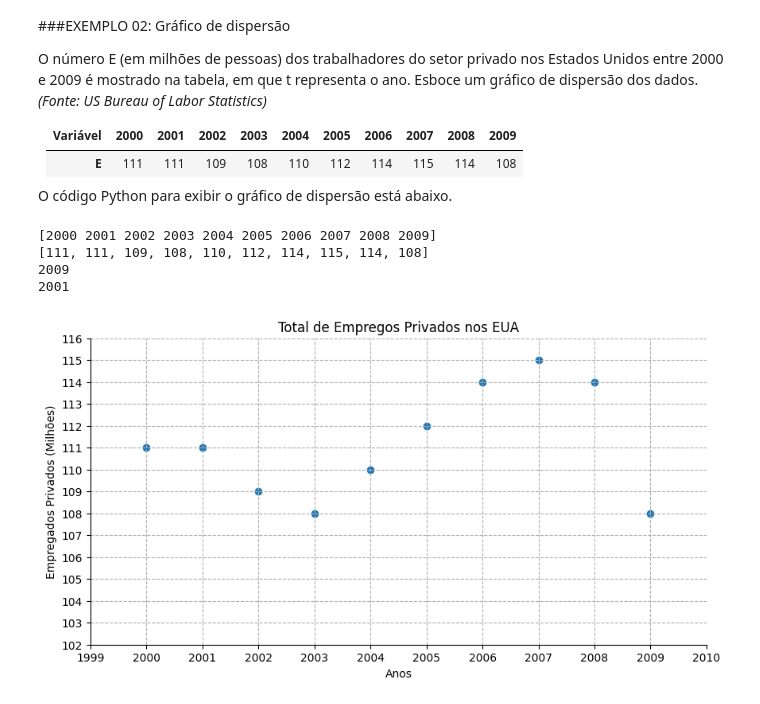
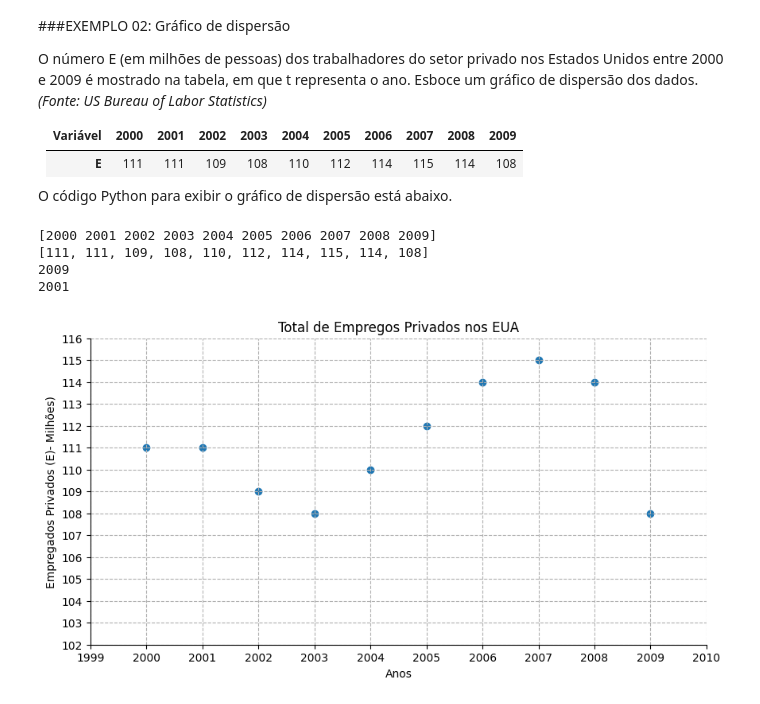
Before and after one commit to danielcs-prof/manchine-learning, a Jupyter notebook: calculo/cap01/aula01-planoCartesiano.ipynb, the cells around one changed output. Saved outputs shown, nothing was run; the diff lists cells and outputs as text; code cells hidden in the pictures.

```diff
--- a/calculo/cap01/aula01-planoCartesiano.ipynb
+++ b/calculo/cap01/aula01-planoCartesiano.ipynb
@@ -106,32 +106,32 @@ qtTrabalhadoresPrivados = [111,111,109,108,110,112,114,115,114,108]
 #3 - CRIAR O GRÁFICO E EIXOS
 fig, ax = plt.subplots( figsize=(10,5) )
 
 #4 - TITULOS E LEGENDAS
 plt.title('Total de Empregos Privados nos EUA')
 
 #5 - CONFIGURAR OS EIXOS
 ax.spines['top'].set_color('none')
 ax.spines['right'].set_color('none')
 ax.set_xlabel('Anos')
-ax.set_ylabel('Empregados Privados (Milhões)')
+ax.set_ylabel('Empregados Privados (E)- Milhões)')
 
 #5 - CONFIGURAR GRID E ESCALA
 ax.set_xlim(np.min(anos)-1, np.max(anos)+1)
 ax.set_ylim(np.min(qtTrabalhadoresPrivados)-6,np.max(qtTrabalhadoresPrivados)+1)
 ax.set_xticks(np.arange(np.min(anos)-1, np.max(anos)+2,1))
 ax.set_yticks(np.arange(np.min(qtTrabalhadoresPrivados)-6, np.max(qtTrabalhadoresPrivados)+2,1))
 ax.grid(True, linestyle='--')
 
 #6 - PLOTAR OS DADOS
 ax.scatter(anos,qtTrabalhadoresPrivados)
 
 print(anos)
 print(qtTrabalhadoresPrivados)
 print(valorx_max)
 print(valorx_min)
 # %% [output]
 [2000 2001 2002 2003 2004 2005 2006 2007 2008 2009]
 [111, 111, 109, 108, 110, 112, 114, 115, 114, 108]
 2009
 2001
-[figure, old version]
+[figure, new version]
```
Also changed, not shown: parts of 1 cell of this notebook.
